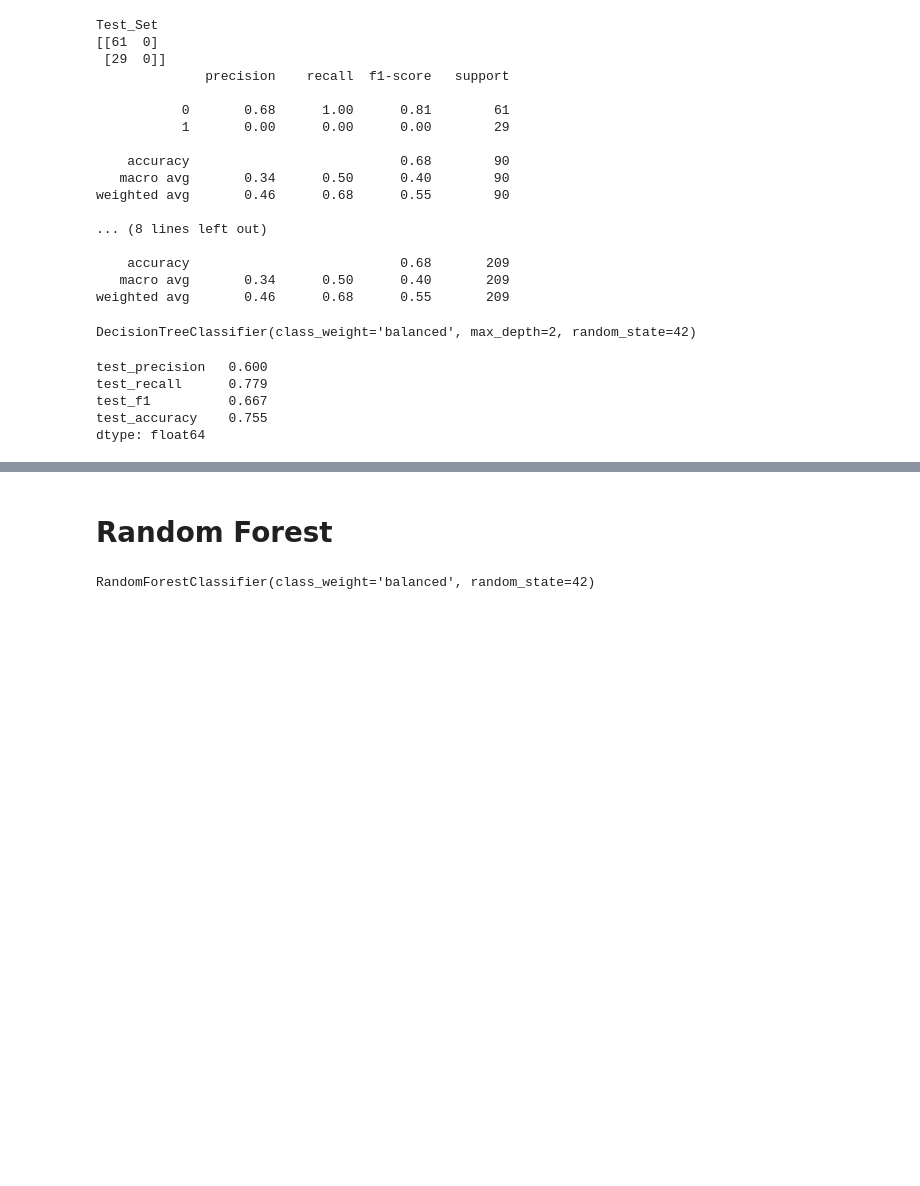
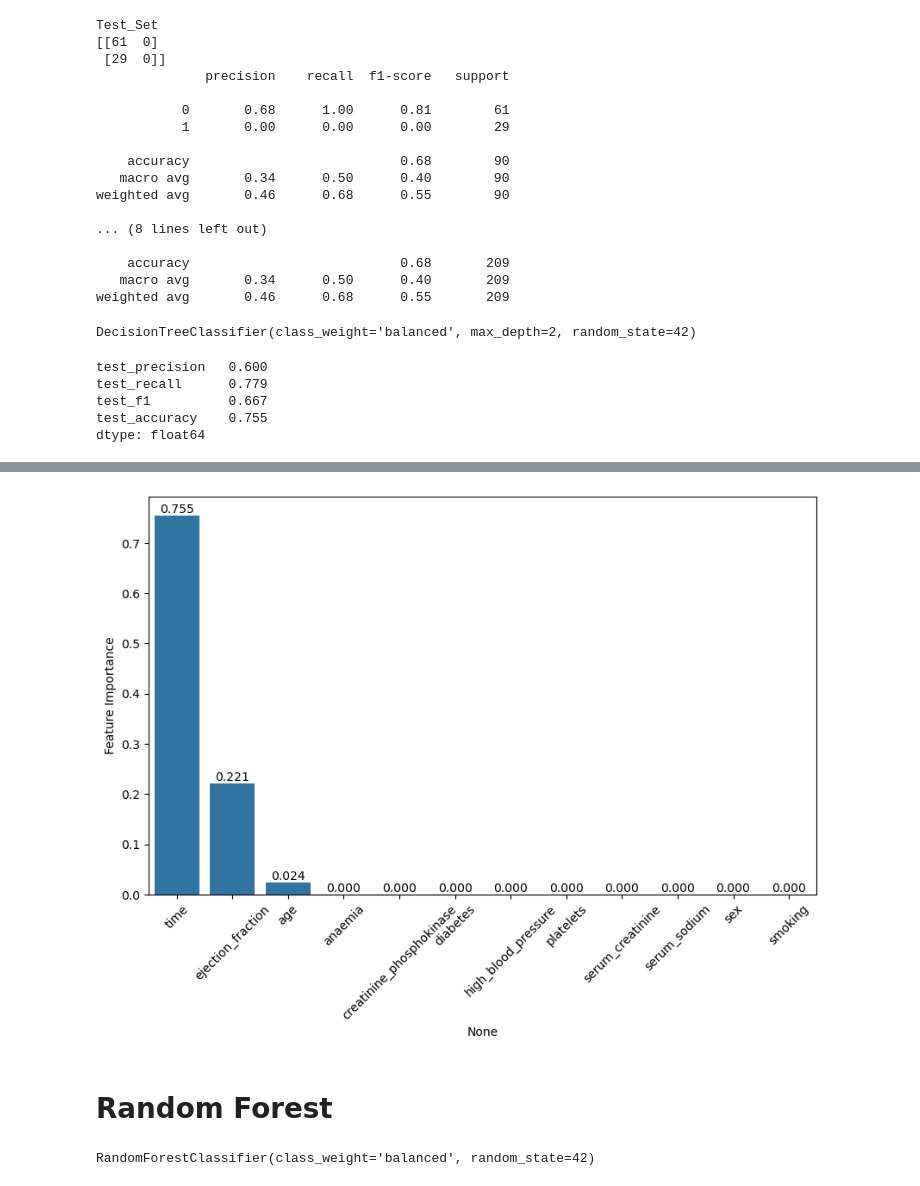
Before and after one commit to Enejan-H/Machine-Learning-Projects, a Jupyter notebook: Extra_Heart Failure Clinical Records/Bitirme projesi/Heart failure clinical recordss.ipynb, the cells around one changed output, grey strips where cells are left out. Saved outputs shown, nothing was run; the diff lists cells and outputs as text; code cells hidden in the pictures; blank space fills up the shorter version.

```diff
--- a/Extra_Heart Failure Clinical Records/Bitirme projesi/Heart failure clinical recordss.ipynb
+++ b/Extra_Heart Failure Clinical Records/Bitirme projesi/Heart failure clinical recordss.ipynb
@@ -616,6 +622,6 @@ param_grid = {"C": [0.01, 0.1, 1, 10],
               "gamma": ["scale", "auto", 1, 0.1],
              "degree":[1, 3]}
 # %%
-svm_grid = GridSearchCV(svm_model, param_grid)
+svm_grid = GridSearchCV(svm_model, param_grid,scoring = "recall")
 svm_grid.fit(X_train, y_train)
 # %% [output]
@@ -768,9 +776,9 @@ dtree_grid.best_estimator_
 # %% [output]
 DecisionTreeClassifier(class_weight='balanced', max_depth=2, random_state=42)
 # %%
-model = DecisionTreeClassifier(class_weight='balanced', max_depth=2, random_state=42)
+dtree_model = DecisionTreeClassifier(class_weight='balanced', max_depth=2, random_state=42)
 
-scores = cross_validate(model, X_train_scaled, y_train, scoring = ["precision",
+scores = cross_validate(dtree_model, X_train_scaled, y_train, scoring = ["precision",
                                                                    "recall",
                                                                    "f1",
                                                                    "accuracy"], cv = 10)
@@ -783,3 +791,8 @@ test_recall      0.779
 test_f1          0.667
 test_accuracy    0.755
 dtype: float64
+# %%
+dtree_model.fit(X_train_scaled, y_train)
+feats = pd.DataFrame(index=X.columns, data= dtree_model.feature_importances_, columns=['DTree_importance'])
+DTree_imp_feats = feats.sort_values("DTree_importance", ascending = False)
+DTree_imp_feats
@@ -786,3 +813,15 @@ dtype: float64
+# %%
+df_fi = pd.DataFrame(data = dtree_model.feature_importances_, index =X.columns,
+                              columns = ["Feature Importance"])
+
+df_fi = df_fi.sort_values("Feature Importance", ascending = False)
+
+ax =sns.barplot(x = df_fi.index, y = 'Feature Importance', data = df_fi)
+ax.bar_label(ax.containers[0],fmt="%.3f");
+plt.xticks(rotation = 45)
+plt.show();
+# %% [output]
+[figure, added]
 # %% [markdown]
 # Random Forest
 # %%
```
Also changed, not shown: parts of 20 cells of this notebook, 3 other files.
